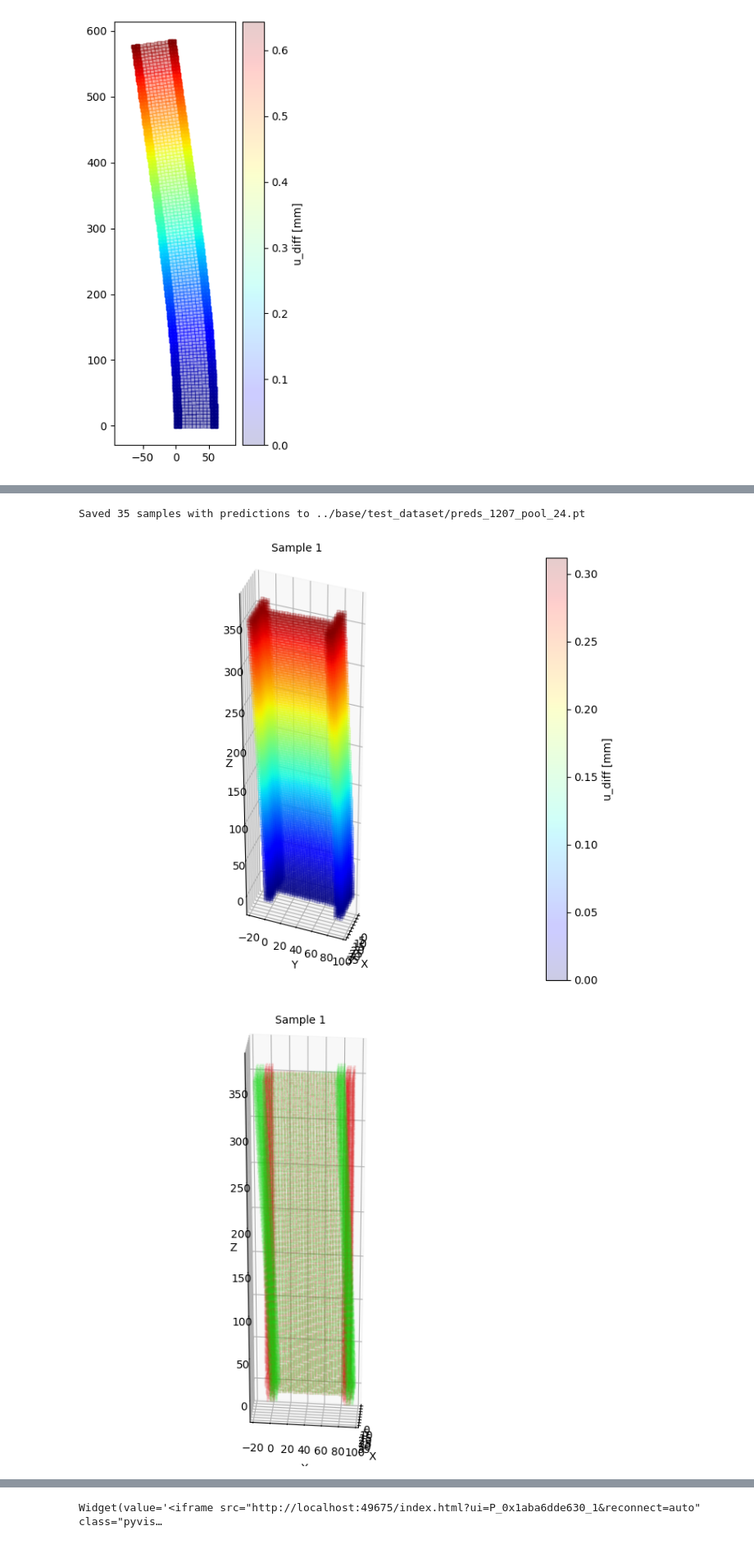
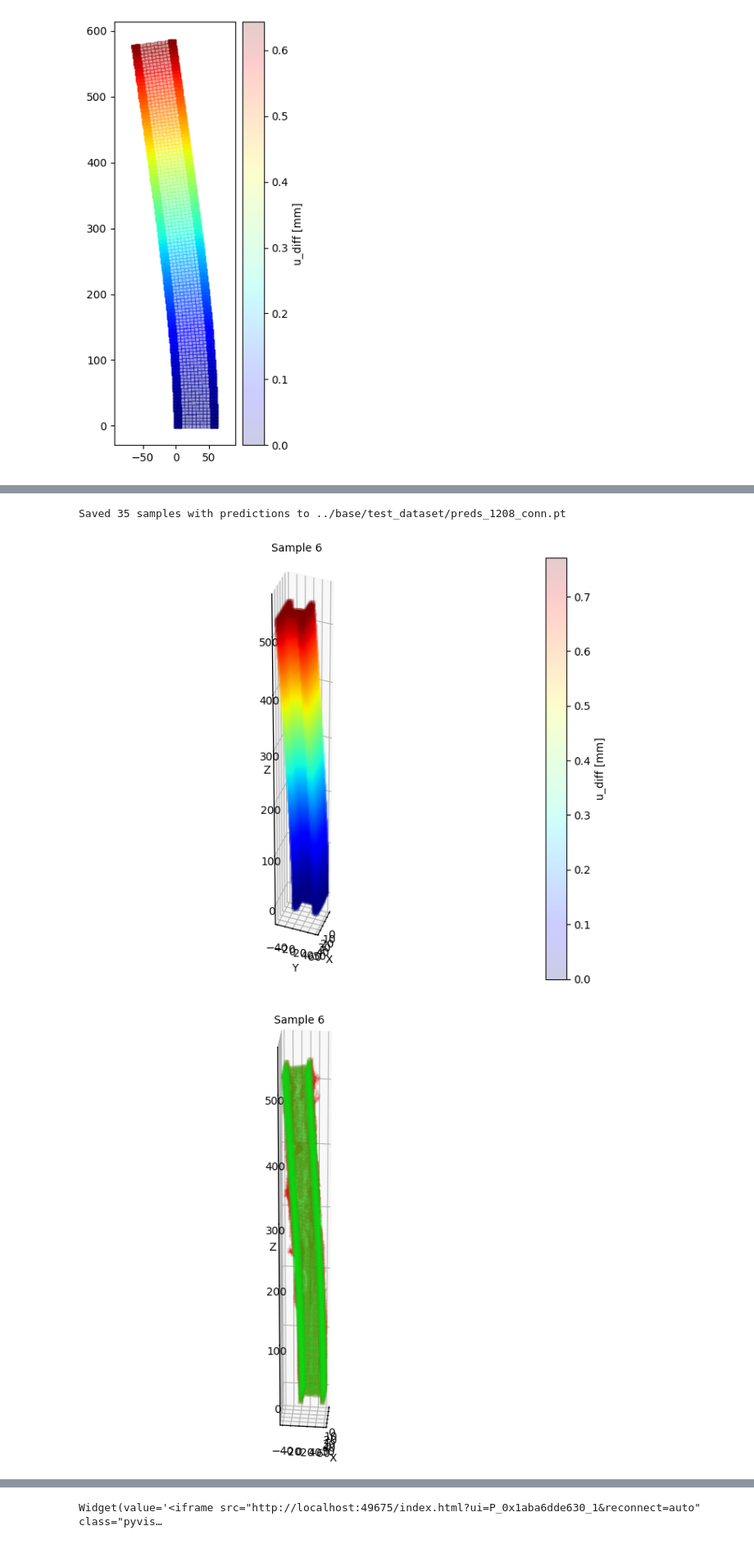
Before and after one commit to bartutuncay/mpnn_fem, a Jupyter notebook: test_models_1207.ipynb, the cells around one changed output, grey strips where cells are left out. Shown at 82% size. Drawn from its saved outputs; the diff is of its cells as text; code cells hidden in the pictures.

```diff
--- a/test_models_1207.ipynb
+++ b/test_models_1207.ipynb
@@ -389,7 +439,7 @@ model = GNN(in_channels=6,edge_in=3,layers=12,latent_dim=128,out_channels=3).to(
 from copy import deepcopy
 from pathlib import Path
 
-ckpt_path = Path("../genconv/1207_pool_24/weights_330.pt")
+ckpt_path = Path("../genconv/1208_conn/weights_490.pt")
 state = torch.load(ckpt_path, map_location=device)
 model.load_state_dict(state)
 model.eval()
@@ -425,19 +475,19 @@ with torch.no_grad():
         out_samples.append(d)
 
 # Save to a new file
-save_path = "../base/test_dataset/preds_1207_pool_24.pt"
+save_path = "../base/test_dataset/preds_1208_conn.pt"
 torch.save(out_samples, save_path)
 print(f"Saved {len(out_samples)} samples with predictions to {save_path}")
 # %% [output]
-Saved 35 samples with predictions to ../base/test_dataset/preds_1207_pool_24.pt
+Saved 35 samples with predictions to ../base/test_dataset/preds_1208_conn.pt
 # %%
 ## Visualization - Matplotlib 3D Scatter Plot
 import matplotlib.pyplot as plt
 import numpy as np
 import torch
 
-out_samples = torch.load("../base/test_dataset/preds_1207_pool_24.pt",weights_only=False)
-sample = 1
+out_samples = torch.load("../base/test_dataset/preds_1208_conn.pt",weights_only=False)
+sample = 6
 
 fig = plt.figure(figsize=(10, 6))
 ax = fig.add_subplot(111, projection='3d')
@@ -468,35 +518,35 @@ sc = ax.scatter(pos_true[:,0],pos_true[:,1],pos_true[:,2],s=10,marker='s',c=pos_
 plt.colorbar(sc, ax=ax, label='u_diff [mm]')
 ax.set_xlabel('X')
 ax.set_ylabel('Y')
 ax.set_zlabel('Z')
 
 ax.view_init(elev=40, azim=20)
 ranges = np.ptp(out_samples[sample]['nodes']['pos'].T, axis=1)
 ax.set_box_aspect(ranges)
 
 plt.tight_layout()
 
 fig = plt.figure(figsize=(10, 6))
 ax = fig.add_subplot(111, projection='3d')
 plt.title(f'Sample {sample}',fontsize=10)
 
 #sc = ax.scatter(pos_init[:,0],pos_init[:,1],pos_init[:,2],s=10,marker='s',c='#1111dd',alpha=0.2,depthshade=True)
 #plt.colorbar(sc, ax=ax, label='force_diff [N]')
 sc2 = ax.scatter(pos_true[:,0],pos_true[:,1],pos_true[:,2],s=2,marker='s',c='#11dd11',alpha=0.1,depthshade=True)
 sc3 = ax.scatter(pos_pred[:,0],pos_pred[:,1],pos_pred[:,2],s=2,marker='s',c='#dd1111',alpha=0.1,depthshade=True)
 
 ax.set_xlabel('X')
 ax.set_ylabel('Y')
 ax.set_zlabel('Z')
 
 ax.view_init(elev=30, azim=5)
 ranges = np.ptp(out_samples[sample]['nodes']['pos'].T, axis=1)
 ax.set_box_aspect(ranges)
 
 plt.tight_layout()
 # %% [output]
-[figure, old version]
+[figure, new version]
-[figure, old version]
+[figure, new version]
 # %%
 plt.figure(figsize=(6,6))
 sc = plt.scatter(pos_pred[:,1],pos_pred[:,2],s=10,marker='s',c=pos_diff_pred,cmap='jet',alpha=0.2)
```
Also changed, not shown: parts of 6 cells of this notebook.
